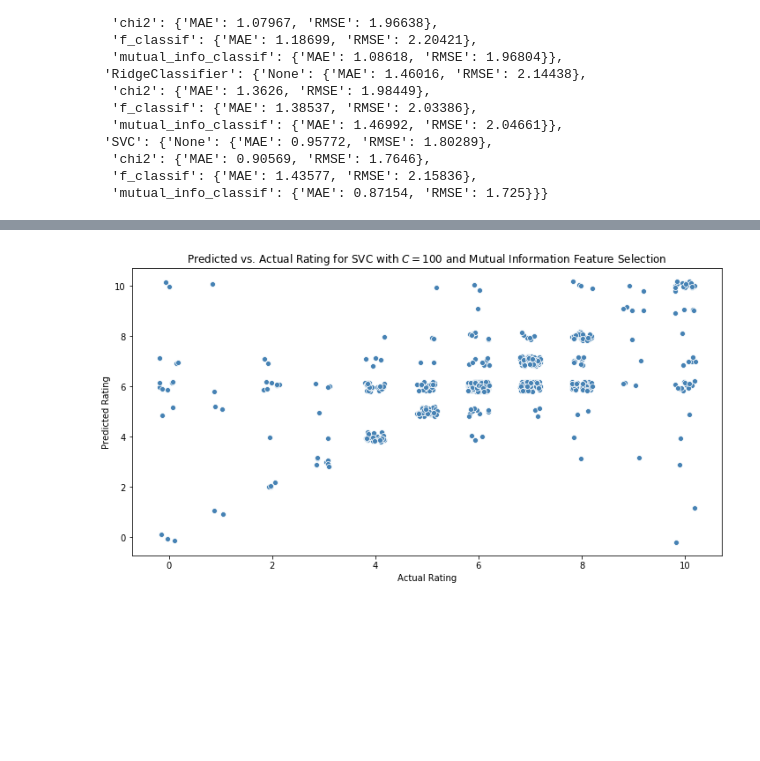
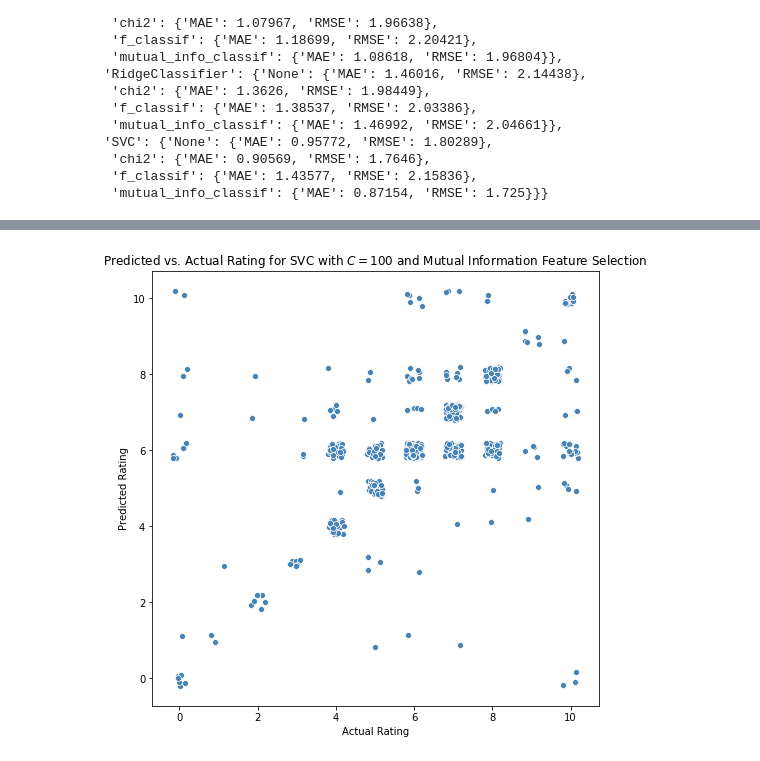
Before and after one commit to chrispyles/honors-thesis, a Jupyter notebook: notebooks/linear-regression-model.ipynb, the cells around one changed output, grey strips where cells are left out. Drawn from its saved outputs; the diff is of its cells as text; code cells hidden in the pictures; blank space fills up the shorter version.

```diff
--- a/notebooks/linear-regression-model.ipynb
+++ b/notebooks/linear-regression-model.ipynb
@@ -267,12 +267,12 @@ Index(['popularity', 'vote_count', 'Animation', 'Documentary', 'Horror',
       dtype='object')
 # %%
-plt.figure(figsize=[12,6])
+plt.figure(figsize=[8,8])
 x_jitter = np.random.uniform(-0.2, 0.2, len(y_test))
 y_jitter = np.random.uniform(-0.2, 0.2, len(y_test))
 sns.scatterplot(y_test + x_jitter, y_pred + y_jitter, color="steelblue")
 plt.xlabel("Actual Rating")
 plt.ylabel("Predicted Rating")
 plt.title(r"Predicted vs. Actual Rating for SVC with $C=100$ and Mutual Information Feature Selection")
 plt.savefig("../figures/no_poster_test_results.png");
 # %% [output]
-[figure, old version]
+[figure, new version]
```
Also changed, not shown: parts of 1 cell of this notebook, 4 other files.
